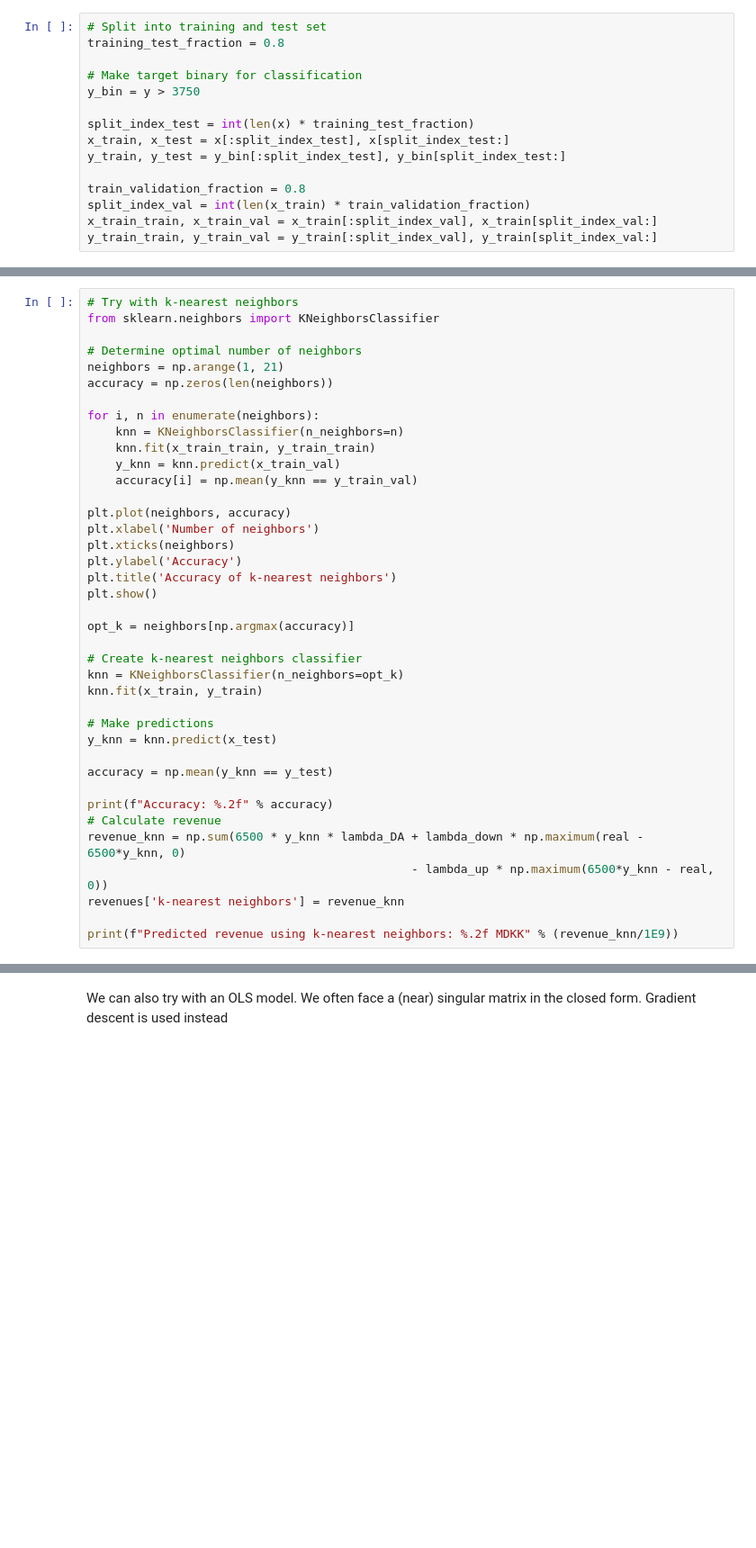
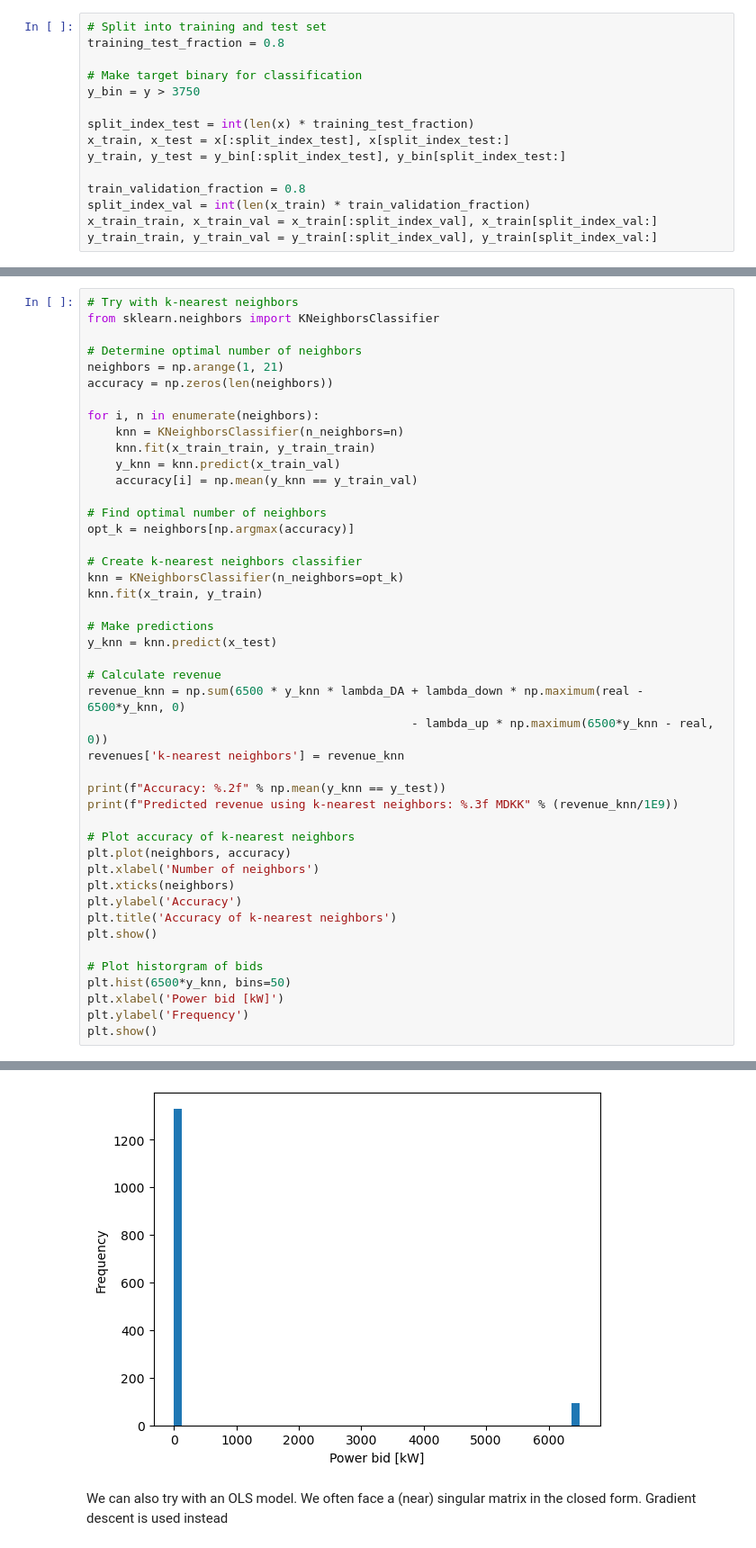
Before and after one commit to JacobSkaarup/46765_assignment1, a Jupyter notebook: main.ipynb, the cells around one changed output, grey strips where cells are left out. Shown at 90% size. Saved outputs shown, nothing was run; the diff lists cells and outputs as text; blank space fills up the shorter version.

```diff
--- a/main.ipynb
+++ b/main.ipynb
@@ -841,13 +851,7 @@ for i, n in enumerate(neighbors):
     y_knn = knn.predict(x_train_val)
     accuracy[i] = np.mean(y_knn == y_train_val)
 
-plt.plot(neighbors, accuracy)
-plt.xlabel('Number of neighbors')
-plt.xticks(neighbors)
-plt.ylabel('Accuracy')
-plt.title('Accuracy of k-nearest neighbors')
-plt.show()
-
+# Find optimal number of neighbors
 opt_k = neighbors[np.argmax(accuracy)]
 
 # Create k-nearest neighbors classifier
@@ -857,13 +861,25 @@ knn.fit(x_train, y_train)
 # Make predictions
 y_knn = knn.predict(x_test)
 
-accuracy = np.mean(y_knn == y_test)
-
-print(f"Accuracy: %.2f" % accuracy)
 # Calculate revenue
 revenue_knn = np.sum(6500 * y_knn * lambda_DA + lambda_down * np.maximum(real - 6500*y_knn, 0)
                                               - lambda_up * np.maximum(6500*y_knn - real, 0))
 revenues['k-nearest neighbors'] = revenue_knn
 
-print(f"Predicted revenue using k-nearest neighbors: %.2f MDKK" % (revenue_knn/1E9))
+print(f"Accuracy: %.2f" % np.mean(y_knn == y_test))
+print(f"Predicted revenue using k-nearest neighbors: %.3f MDKK" % (revenue_knn/1E9))
+
+# Plot accuracy of k-nearest neighbors
+plt.plot(neighbors, accuracy)
+plt.xlabel('Number of neighbors')
+plt.xticks(neighbors)
+plt.ylabel('Accuracy')
+plt.title('Accuracy of k-nearest neighbors')
+plt.show()
+
+# Plot historgram of bids
+plt.hist(6500*y_knn, bins=50)
+plt.xlabel('Power bid [kW]')
+plt.ylabel('Frequency')
+plt.show()
 # %% [output]
@@ -873,3 +889,4 @@ Predicted revenue using k-nearest neighbors: 1.76 MDKK
+[figure, added]
 # %% [markdown]
 We can also try with an OLS model. We often face a (near) singular matrix in the closed form. Gradient descent is used instead
 # %%
```
Also changed, not shown: parts of 6 cells of this notebook.
